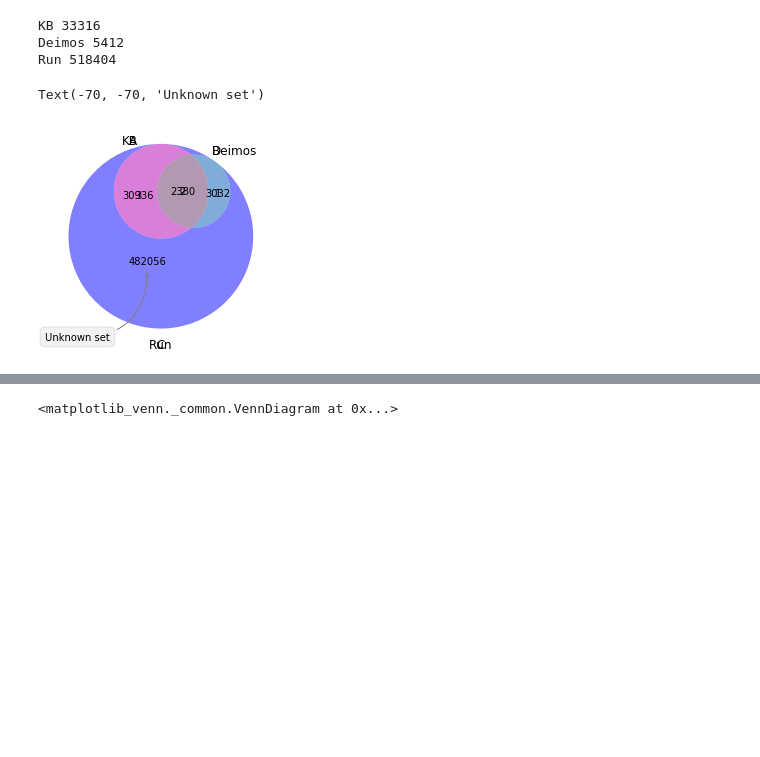
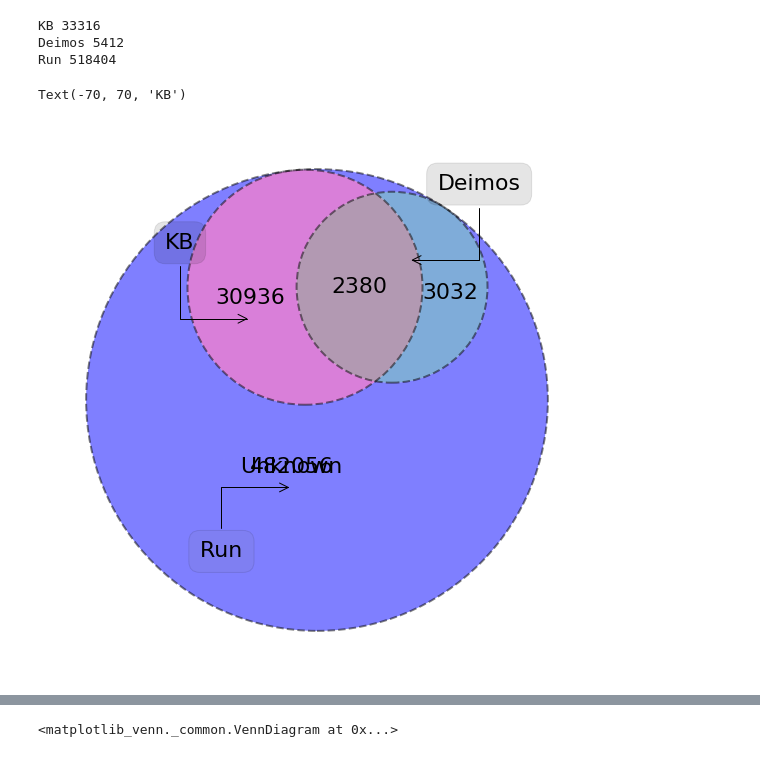
Before and after one commit to ShrRa/COSMOS_SOM, a Jupyter notebook: VennDiagramCatalogues.ipynb, the cells around one changed output, grey strips where cells are left out. Saved outputs shown, nothing was run; the diff lists cells and outputs as text; code cells hidden in the pictures; blank space fills up the shorter version.

Commit message:
Old changes for VennDiagrams

```diff
--- a/VennDiagramCatalogues.ipynb
+++ b/VennDiagramCatalogues.ipynb
@@ -21,15 +22,31 @@ KB 33316
 Deimos 5412
 Run 518404
 # %%
-venn3_unweighted([set(KB['Seq']), set(Deimos['Seq']), set(run['Seq'])],
-      set_labels = ('KB', 'Deimos', 'Run'), alpha = 0.5,subset_areas=(0,0,0,13,3,1,2))
-v = venn3(subsets=(0,0,0,13,3,1,2),alpha=0)
+fig,ax=plt.subplots(1,1,figsize=(10,10))
+plt.rcParams.update({'font.size': 22})
+ax=venn3_unweighted([set(KB['Seq']), set(Deimos['Seq']), set(run['Seq'])],
+      set_labels = ('', '', ''), alpha = 0.5,subset_areas=(0,0,0,13,3,1.3,2))
+v = venn3(subsets=(0,0,0,13,3,1.3,2),alpha=0,set_labels=('','',''))
+venn3_circles(subsets=(0,0,0,13,3,1.3,2),alpha=0.5,linestyle='dashed')
 #v.get_label_by_id('100').set_text('')
 #v.get_label_by_id('010').set_text('')
 v.get_label_by_id('001').set_text('')
-plt.annotate('Unknown set', xy=v.get_label_by_id('001').get_position() - np.array([0, 0.05]), xytext=(-70,-70),
-             ha='center', textcoords='offset points', bbox=dict(boxstyle='round,pad=0.5', fc='gray', alpha=0.1),
-             arrowprops=dict(arrowstyle='->', connectionstyle='arc3,rad=0.5',color='gray'))
+v.get_label_by_id('011').set_text('')
+v.get_label_by_id('101').set_text('')
+v.get_label_by_id('111').set_text('')
+v.get_label_by_id('001').set_text('Unknown')
+plt.annotate('Run', xy=v.get_label_by_id('001').get_position() - np.array([0, 0.05]), xytext=(-70,-70),
+             ha='center', textcoords='offset points',
+             bbox=dict(boxstyle='round,pad=0.5', fc='gray', alpha=0.1),
+             arrowprops=dict(arrowstyle='->', connectionstyle='angle',color='black'))
+plt.annotate('Deimos', xy=v.get_label_by_id('011').get_position() - np.array([0.1, -0.08]), xytext=(70,70),
+             ha='center', textcoords='offset points',
+             bbox=dict(boxstyle='round,pad=0.5', fc='black', alpha=0.1),
+             arrowprops=dict(arrowstyle='->', connectionstyle='angle',color='black'))
+plt.annotate('KB', xy=v.get_label_by_id('101').get_position() - np.array([0, 0.05]), xytext=(-70,70),
+             ha='center', textcoords='offset points',
+             bbox=dict(boxstyle='round,pad=0.5', fc='black', alpha=0.1),
+             arrowprops=dict(arrowstyle='->', connectionstyle='angle',color='black'))
 # %% [output]
-Text(-70, -70, 'Unknown set')
+Text(-70, 70, 'KB')
-[figure, old version]
+[figure, new version]
```
Also changed, not shown: parts of 2 cells of this notebook.
